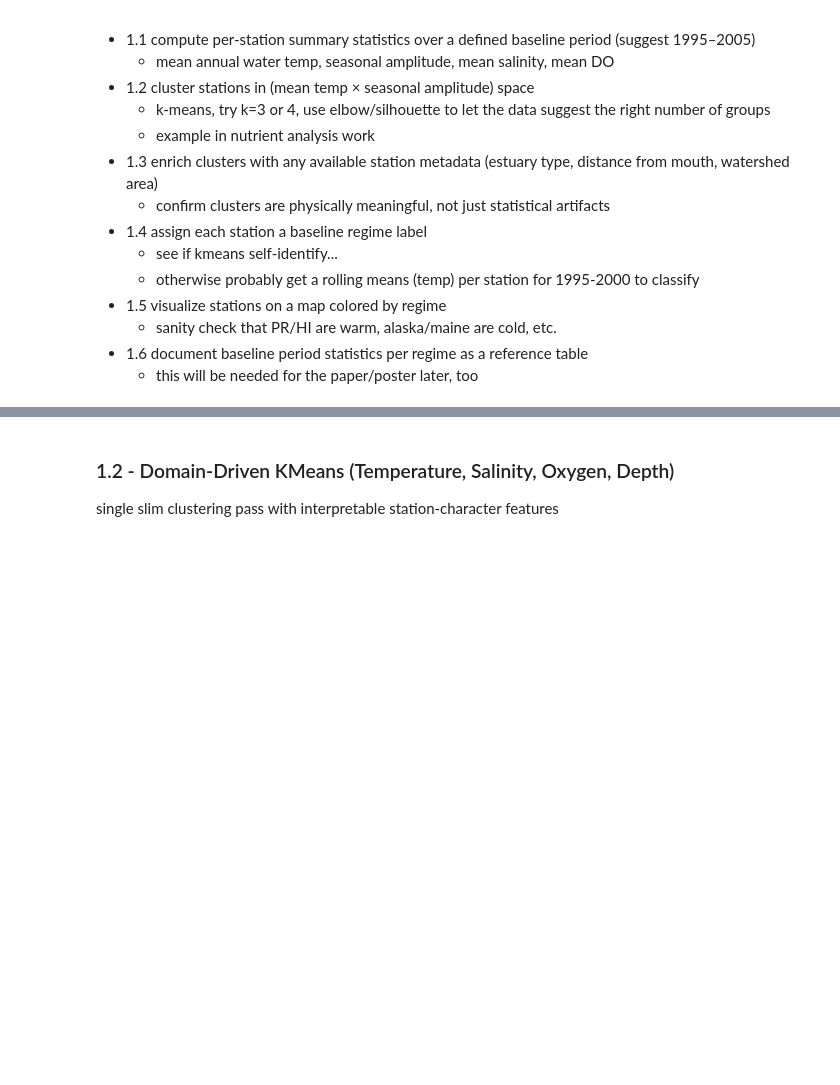
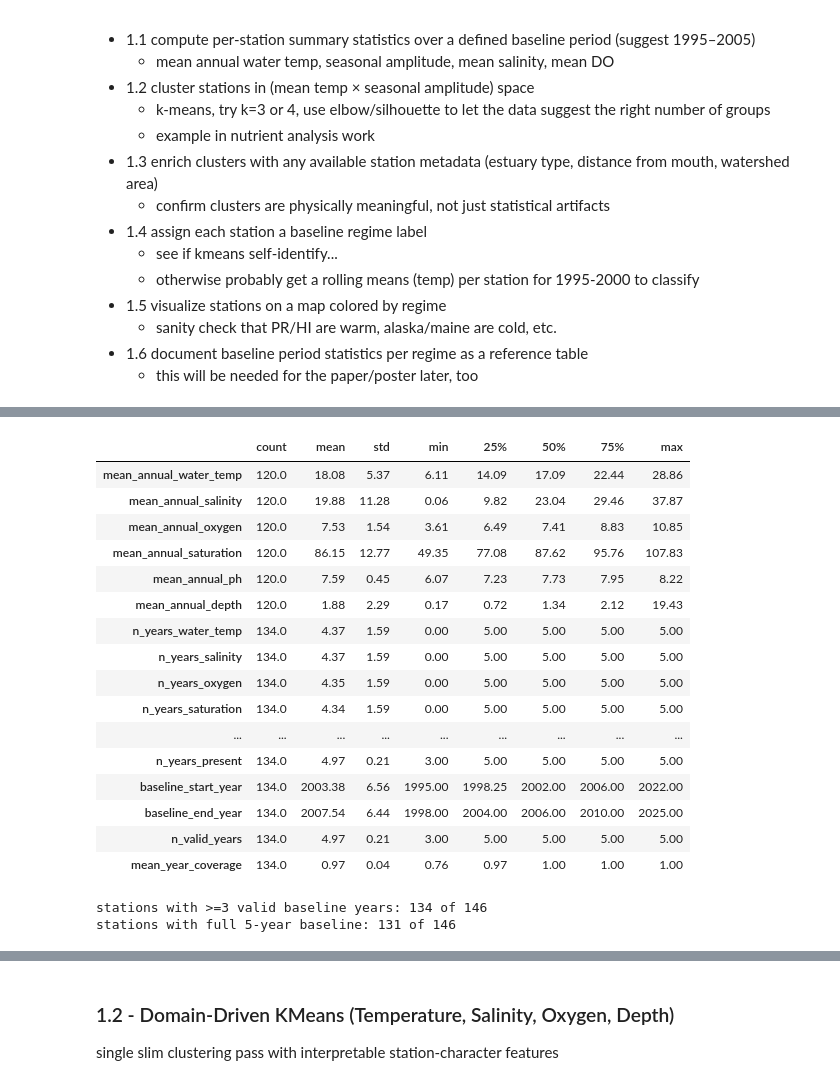
Before and after one commit to jeturcotte/estuaries, a Jupyter notebook: code/t4d.full.project.ipynb, the cells around one changed output, grey strips where cells are left out. Saved outputs shown, nothing was run; the diff lists cells and outputs as text; code cells hidden in the pictures; blank space fills up the shorter version.

```diff
--- a/code/t4d.full.project.ipynb
+++ b/code/t4d.full.project.ipynb
@@ -362,3 +468,23 @@ station_baseline_display = (
+# %%
+station_baseline.describe( ).round( 2 ).T
+# %% [output]
+|  | count | mean | std | min | 25% | 50% | 75% | max |
+| mean_annual_water_temp | 120.0 | 18.08 | 5.37 | 6.11 | 14.09 | 17.09 | 22.44 | 28.86 |
+| mean_annual_salinity | 120.0 | 19.88 | 11.28 | 0.06 | 9.82 | 23.04 | 29.46 | 37.87 |
+| mean_annual_oxygen | 120.0 | 7.53 | 1.54 | 3.61 | 6.49 | 7.41 | 8.83 | 10.85 |
+| mean_annual_saturation | 120.0 | 86.15 | 12.77 | 49.35 | 77.08 | 87.62 | 95.76 | 107.83 |
+| mean_annual_ph | 120.0 | 7.59 | 0.45 | 6.07 | 7.23 | 7.73 | 7.95 | 8.22 |
+| mean_annual_depth | 120.0 | 1.88 | 2.29 | 0.17 | 0.72 | 1.34 | 2.12 | 19.43 |
+| n_years_water_temp | 134.0 | 4.37 | 1.59 | 0.00 | 5.00 | 5.00 | 5.00 | 5.00 |
+| n_years_salinity | 134.0 | 4.37 | 1.59 | 0.00 | 5.00 | 5.00 | 5.00 | 5.00 |
+| n_years_oxygen | 134.0 | 4.35 | 1.59 | 0.00 | 5.00 | 5.00 | 5.00 | 5.00 |
+| n_years_saturation | 134.0 | 4.34 | 1.59 | 0.00 | 5.00 | 5.00 | 5.00 | 5.00 |
+| ... | ... | ... | ... | ... | ... | ... | ... | ... |
+| n_years_present | 134.0 | 4.97 | 0.21 | 3.00 | 5.00 | 5.00 | 5.00 | 5.00 |
+| baseline_start_year | 134.0 | 2003.38 | 6.56 | 1995.00 | 1998.25 | 2002.00 | 2006.00 | 2022.00 |
+| baseline_end_year | 134.0 | 2007.54 | 6.44 | 1998.00 | 2004.00 | 2006.00 | 2010.00 | 2025.00 |
+| n_valid_years | 134.0 | 4.97 | 0.21 | 3.00 | 5.00 | 5.00 | 5.00 | 5.00 |
+| mean_year_coverage | 134.0 | 0.97 | 0.04 | 0.76 | 0.97 | 1.00 | 1.00 | 1.00 |
 # %%
 # quick baseline summary
 n_total_stations = baseline_window[ [ 'region', 'station' ] ].drop_duplicates( ).shape[ 0 ]
@@ -367,11 +493,13 @@ n_full_five_year = int( ( baseline_window[ 'n_valid_years' ] >= 5 ).sum( ) )
 
 print( f'stations with >=3 valid baseline years: {n_eligible_stations} of {n_total_stations}' )
 print( f'stations with full 5-year baseline: {n_full_five_year} of {n_total_stations}' )
-
-baseline_preview = (
-    baseline_window
-    .sort_values( [ 'region', 'station' ] )
-    .head( 20 )
+del (
+    n_total_stations,
+    n_eligible_stations,
+    n_full_five_year
 )
 
-baseline_preview
+#eligible_stations.sample( 10 ).round( 3 ).T
+# %% [output]
+stations with >=3 valid baseline years: 134 of 146
+stations with full 5-year baseline: 131 of 146
```
Also changed, not shown: parts of 47 cells of this notebook.
